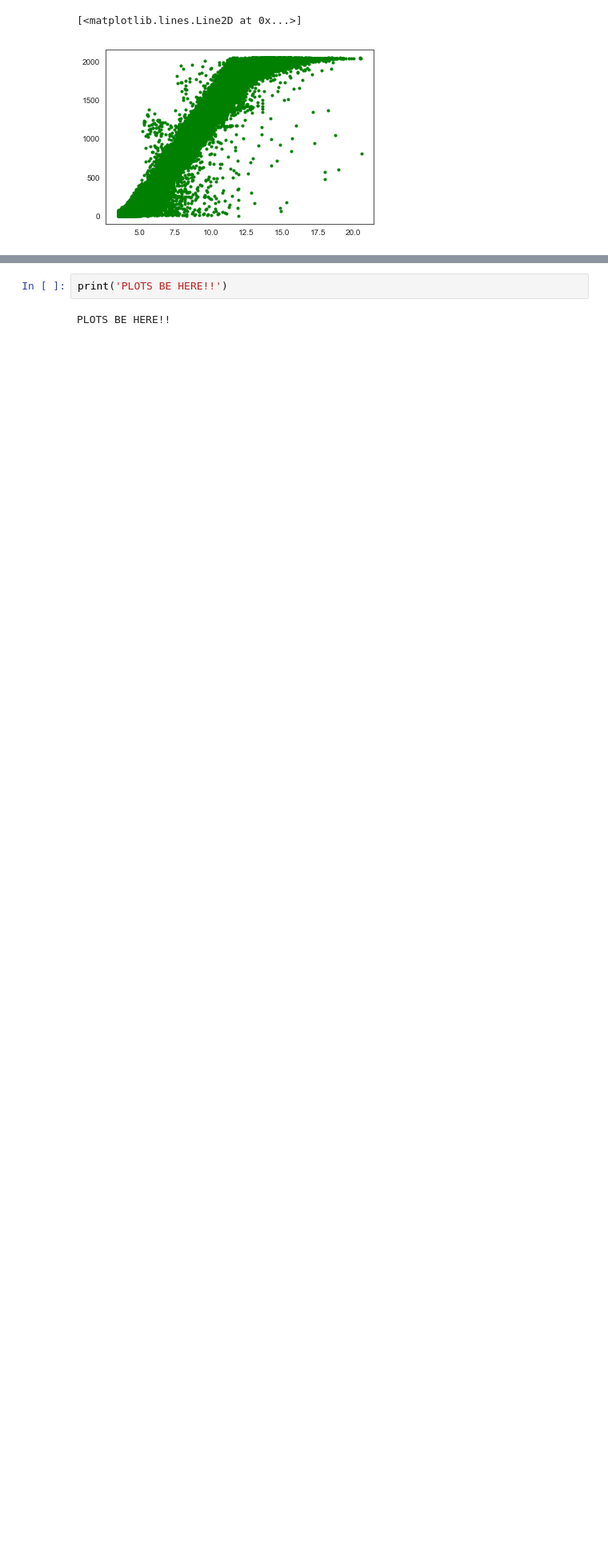
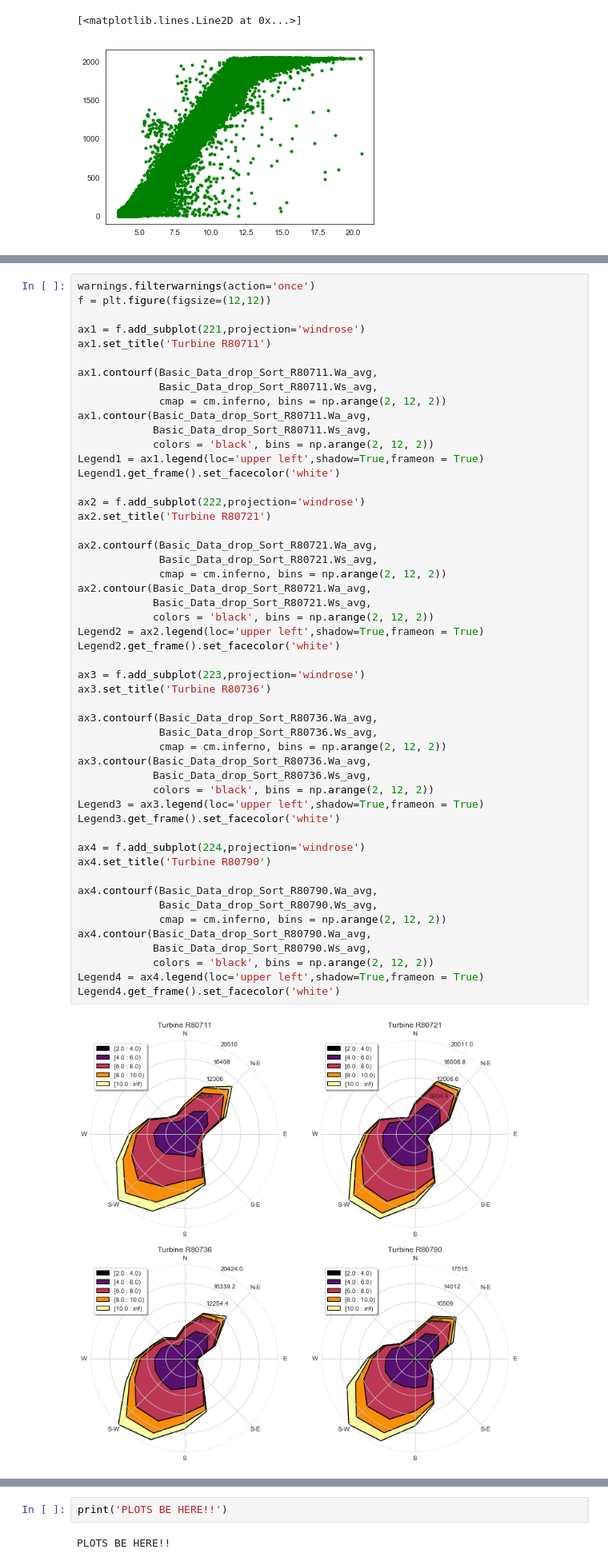
Before and after one commit to Jamiesmackay/Masters_Project, a Jupyter notebook: Code unedited/Project/Project_code.ipynb, the cells around one changed output, grey strips where cells are left out. Shown at 80% size. Saved outputs shown, nothing was run; the diff lists cells and outputs as text; blank space fills up the shorter version.

```diff
--- a/Code unedited/Project/Project_code.ipynb
+++ b/Code unedited/Project/Project_code.ipynb
@@ -557,0 +581,53 @@ plt.savefig('Power_curve_observed_rolling_mean_hourly.pdf')
+# %%
+warnings.filterwarnings(action='once')
+f = plt.figure(figsize=(12,12))
+
+ax1 = f.add_subplot(221,projection='windrose')
+ax1.set_title('Turbine R80711')
+
+ax1.contourf(Basic_Data_drop_Sort_R80711.Wa_avg,
+             Basic_Data_drop_Sort_R80711.Ws_avg,
+             cmap = cm.inferno, bins = np.arange(2, 12, 2))
+ax1.contour(Basic_Data_drop_Sort_R80711.Wa_avg,
+            Basic_Data_drop_Sort_R80711.Ws_avg,
+            colors = 'black', bins = np.arange(2, 12, 2))
+Legend1 = ax1.legend(loc='upper left',shadow=True,frameon = True)
+Legend1.get_frame().set_facecolor('white')
+
+ax2 = f.add_subplot(222,projection='windrose')
+ax2.set_title('Turbine R80721')
+
+ax2.contourf(Basic_Data_drop_Sort_R80721.Wa_avg,
+             Basic_Data_drop_Sort_R80721.Ws_avg,
+             cmap = cm.inferno, bins = np.arange(2, 12, 2))
+ax2.contour(Basic_Data_drop_Sort_R80721.Wa_avg,
+            Basic_Data_drop_Sort_R80721.Ws_avg,
+            colors = 'black', bins = np.arange(2, 12, 2))
+Legend2 = ax2.legend(loc='upper left',shadow=True,frameon = True)
+Legend2.get_frame().set_facecolor('white')
+
+ax3 = f.add_subplot(223,projection='windrose')
+ax3.set_title('Turbine R80736')
+
+ax3.contourf(Basic_Data_drop_Sort_R80736.Wa_avg,
+             Basic_Data_drop_Sort_R80736.Ws_avg,
+             cmap = cm.inferno, bins = np.arange(2, 12, 2))
+ax3.contour(Basic_Data_drop_Sort_R80736.Wa_avg,
+            Basic_Data_drop_Sort_R80736.Ws_avg,
+            colors = 'black', bins = np.arange(2, 12, 2))
+Legend3 = ax3.legend(loc='upper left',shadow=True,frameon = True)
+Legend3.get_frame().set_facecolor('white')
+
+ax4 = f.add_subplot(224,projection='windrose')
+ax4.set_title('Turbine R80790')
+
+ax4.contourf(Basic_Data_drop_Sort_R80790.Wa_avg,
+             Basic_Data_drop_Sort_R80790.Ws_avg,
+             cmap = cm.inferno, bins = np.arange(2, 12, 2))
+ax4.contour(Basic_Data_drop_Sort_R80790.Wa_avg,
+            Basic_Data_drop_Sort_R80790.Ws_avg,
+            colors = 'black', bins = np.arange(2, 12, 2))
+Legend4 = ax4.legend(loc='upper left',shadow=True,frameon = True)
+Legend4.get_frame().set_facecolor('white')
+# %% [output]
+[figure, added]
```
Also changed, not shown: parts of 19 cells of this notebook.
